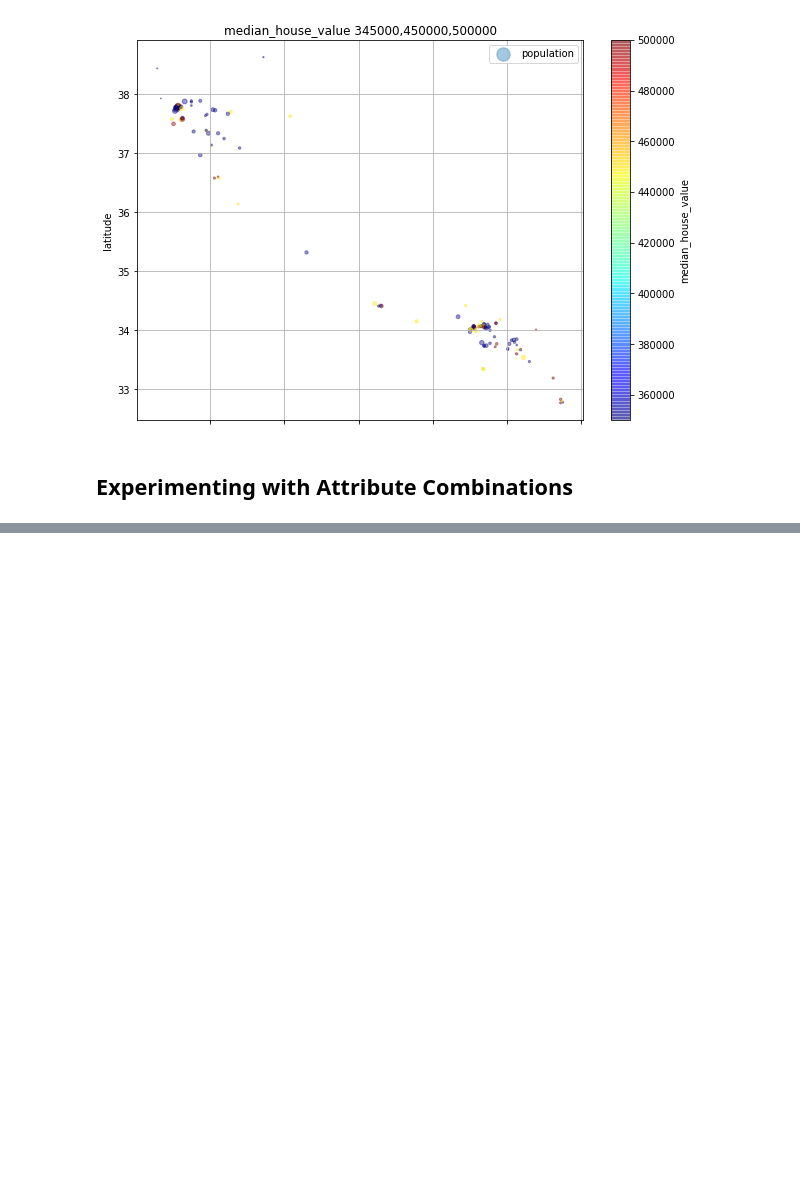
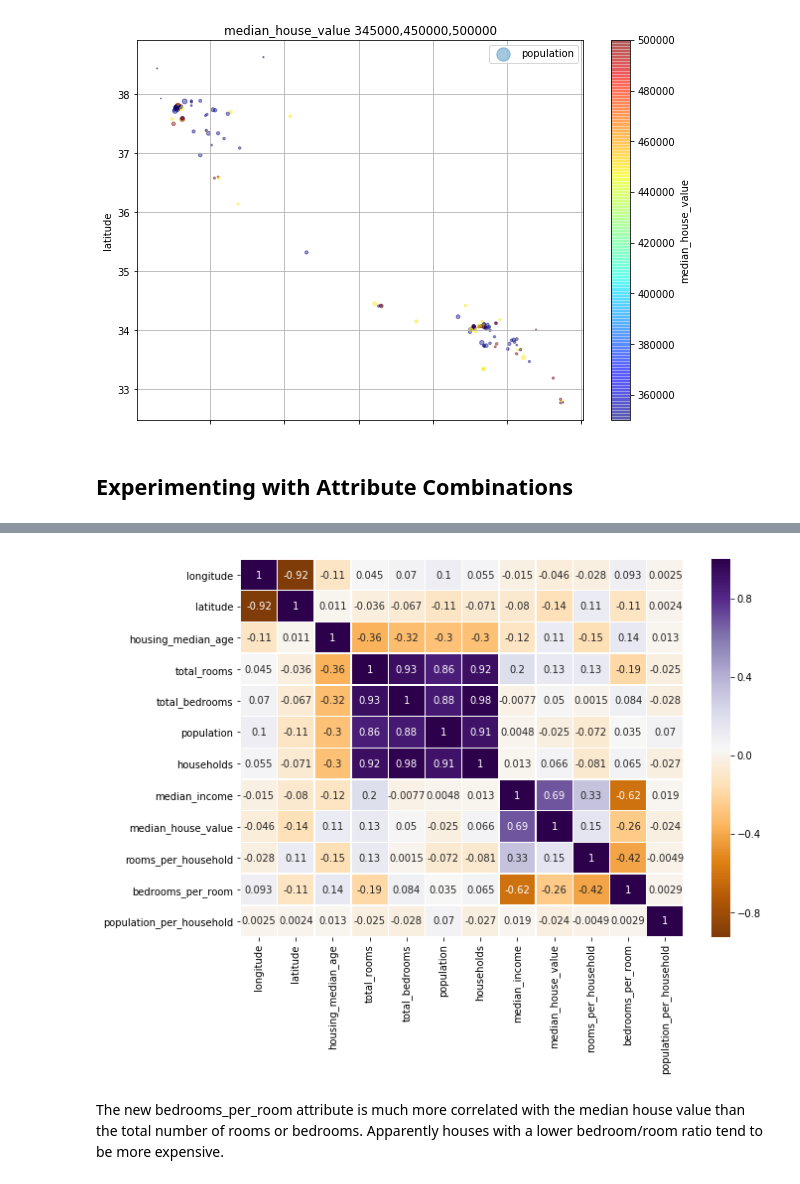
Before and after one commit to DiaDeMuertos/JupiterBase, a Jupyter notebook: Hands-on Machine Learning/Chapter #02.ipynb, the cells around one changed output, grey strips where cells are left out. Cells and saved outputs as stored; diff of their text form; code cells hidden in the pictures; blank space fills up the shorter version.

```diff
--- a/Hands-on Machine Learning/Chapter #02.ipynb
+++ b/Hands-on Machine Learning/Chapter #02.ipynb
@@ -239,0 +234,3 @@ df.head(2)
+# %%
+temp_df = df.copy()
+temp_df.head(2)
@@ -240,8 +241,7 @@ df.head(2)
 # %%
-temp_sup = pd.DataFrame()
-temp_sup["rooms_per_household"] = df["total_rooms"]/df["households"]
-temp_sup["bedrooms_per_room"] = df["total_bedrooms"]/df["total_rooms"]
-temp_sup["population_per_household"]=df["population"]/df["households"]
+temp_df["rooms_per_household"] = df["total_rooms"]/df["households"]
+temp_df["bedrooms_per_room"] = df["total_bedrooms"]/df["total_rooms"]
+temp_df["population_per_household"]=df["population"]/df["households"]
 
-temp_sup.head(2)
+temp_df.head(2)
 # %% [output]
@@ -251,4 +251,4 @@ temp_sup.head(2)
 # %%
-corr_matrix = temp_sup.corr()
-corr_matrix["population_per_household"].sort_values(ascending=False)
+corr_matrix = temp_df.corr()
+corr_matrix["median_house_value"].sort_values(ascending=False)
 # %% [output]
@@ -258,0 +268,10 @@ Name: population_per_household, dtype: float64
+# %%
+plt.figure(figsize=(10, 7))
+sns.heatmap(corr_matrix, linewidths=0.5, annot=True, cmap="PuOr")
+plt.show()
+# %% [output]
+[figure, added]
+# %% [markdown]
+The new bedrooms_per_room attribute is much more correlated with
+the median house value than the total number of rooms or bedrooms. Apparently
+houses with a lower bedroom/room ratio tend to be more expensive.
```
Also changed, not shown: parts of 4 cells of this notebook.
